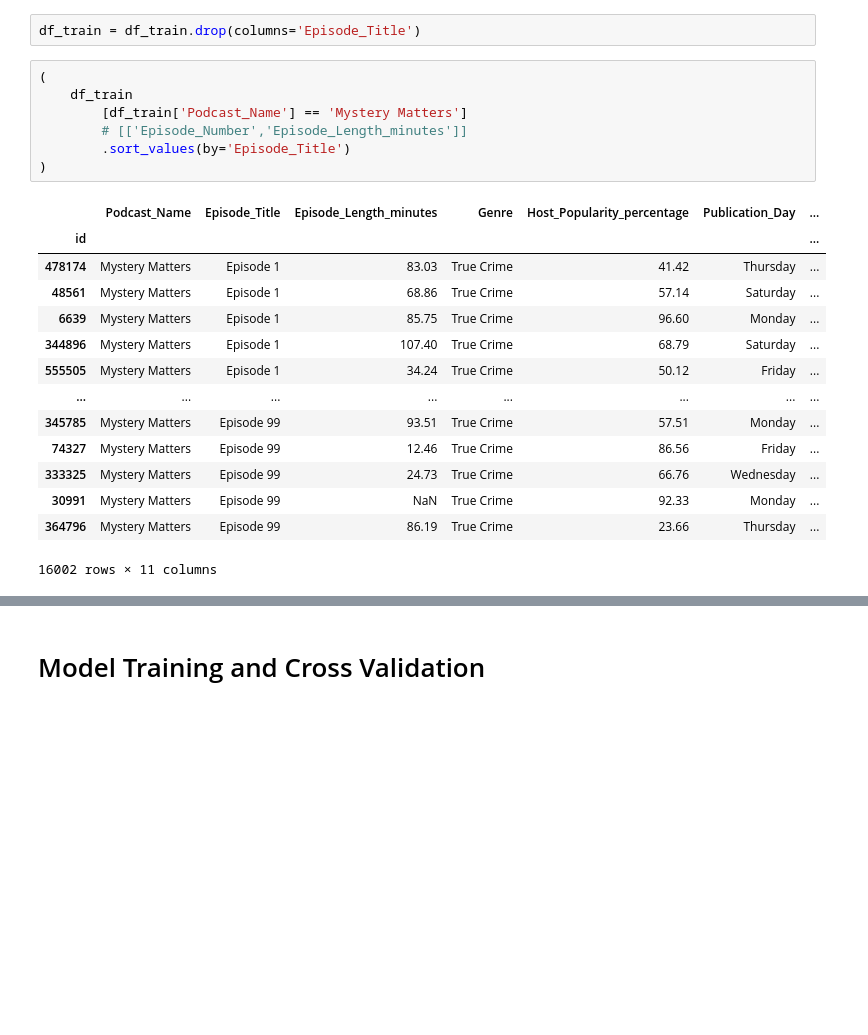
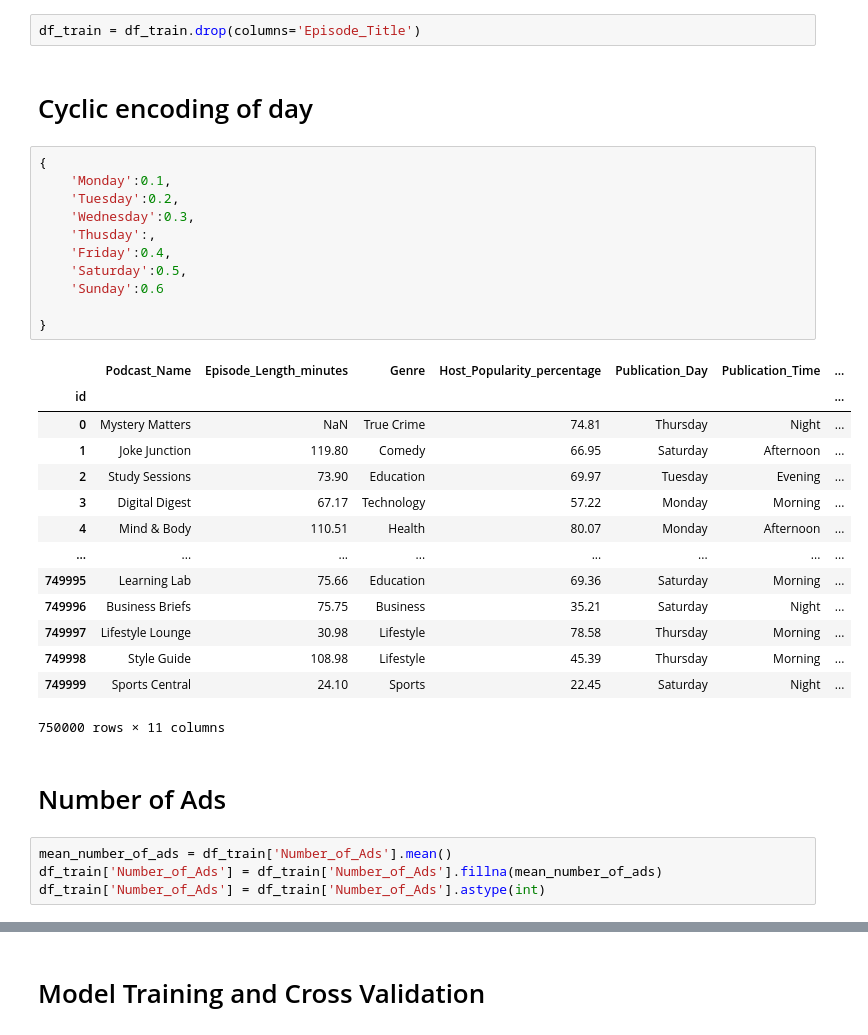
Before and after one commit to butlerc9/Kaggle_S5E4, a Jupyter notebook: notebooks/04_XGBoost.ipynb, the cells around one changed output, grey strips where cells are left out. Drawn from its saved outputs; the diff is of its cells as text; blank space fills up the shorter version.

```diff
--- a/notebooks/04_XGBoost.ipynb
+++ b/notebooks/04_XGBoost.ipynb
@@ -41,25 +34,37 @@ df_train['Episode_Number'] = (
 )
 # %%
 df_train = df_train.drop(columns='Episode_Title')
-# %%
-(
-    df_train
-        [df_train['Podcast_Name'] == 'Mystery Matters']
-        # [['Episode_Number','Episode_Length_minutes']]
-        .sort_values(by='Episode_Title')
-)
-# %% [output]
-|  | Podcast_Name | Episode_Title | Episode_Length_minutes | Genre | Host_Popularity_percentage | Publication_Day | ... |
-| id |  |  |  |  |  |  | ... |
-| 478174 | Mystery Matters | Episode 1 | 83.03 | True Crime | 41.42 | Thursday | ... |
-| 48561 | Mystery Matters | Episode 1 | 68.86 | True Crime | 57.14 | Saturday | ... |
-| 6639 | Mystery Matters | Episode 1 | 85.75 | True Crime | 96.60 | Monday | ... |
-| 344896 | Mystery Matters | Episode 1 | 107.40 | True Crime | 68.79 | Saturday | ... |
-| 555505 | Mystery Matters | Episode 1 | 34.24 | True Crime | 50.12 | Friday | ... |
-| ... | ... | ... | ... | ... | ... | ... | ... |
-| 345785 | Mystery Matters | Episode 99 | 93.51 | True Crime | 57.51 | Monday | ... |
-| 74327 | Mystery Matters | Episode 99 | 12.46 | True Crime | 86.56 | Friday | ... |
-| 333325 | Mystery Matters | Episode 99 | 24.73 | True Crime | 66.76 | Wednesday | ... |
-| 30991 | Mystery Matters | Episode 99 | NaN | True Crime | 92.33 | Monday | ... |
-| 364796 | Mystery Matters | Episode 99 | 86.19 | True Crime | 23.66 | Thursday | ... |
-16002 rows × 11 columns
+# %% [markdown]
+# Cyclic encoding of day
+# %%
+{
+    'Monday':0.1,
+    'Tuesday':0.2,
+    'Wednesday':0.3,
+    'Thusday':,
+    'Friday':0.4,
+    'Saturday':0.5,
+    'Sunday':0.6
+
+}
+# %% [output]
+|  | Podcast_Name | Episode_Length_minutes | Genre | Host_Popularity_percentage | Publication_Day | Publication_Time | ... |
+| id |  |  |  |  |  |  | ... |
+| 0 | Mystery Matters | NaN | True Crime | 74.81 | Thursday | Night | ... |
+| 1 | Joke Junction | 119.80 | Comedy | 66.95 | Saturday | Afternoon | ... |
+| 2 | Study Sessions | 73.90 | Education | 69.97 | Tuesday | Evening | ... |
+| 3 | Digital Digest | 67.17 | Technology | 57.22 | Monday | Morning | ... |
+| 4 | Mind & Body | 110.51 | Health | 80.07 | Monday | Afternoon | ... |
+| ... | ... | ... | ... | ... | ... | ... | ... |
+| 749995 | Learning Lab | 75.66 | Education | 69.36 | Saturday | Morning | ... |
+| 749996 | Business Briefs | 75.75 | Business | 35.21 | Saturday | Night | ... |
+| 749997 | Lifestyle Lounge | 30.98 | Lifestyle | 78.58 | Thursday | Morning | ... |
+| 749998 | Style Guide | 108.98 | Lifestyle | 45.39 | Thursday | Morning | ... |
+| 749999 | Sports Central | 24.10 | Sports | 22.45 | Saturday | Night | ... |
+750000 rows × 11 columns
+# %% [markdown]
+# Number of Ads
+# %%
+mean_number_of_ads = df_train['Number_of_Ads'].mean()
+df_train['Number_of_Ads'] = df_train['Number_of_Ads'].fillna(mean_number_of_ads)
+df_train['Number_of_Ads'] = df_train['Number_of_Ads'].astype(int)
```
Also changed, not shown: parts of 11 cells of this notebook, 2 other files.
